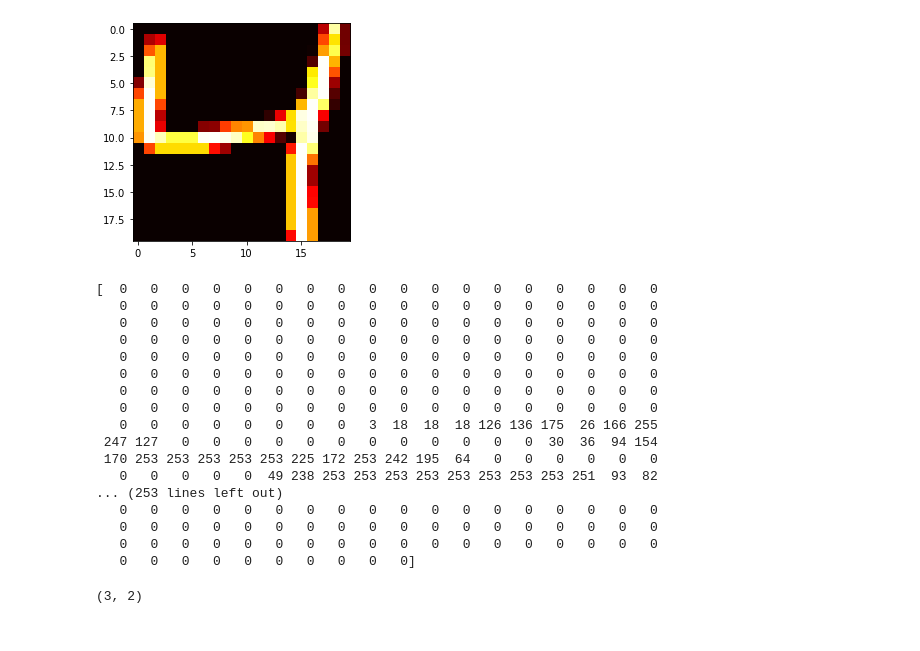
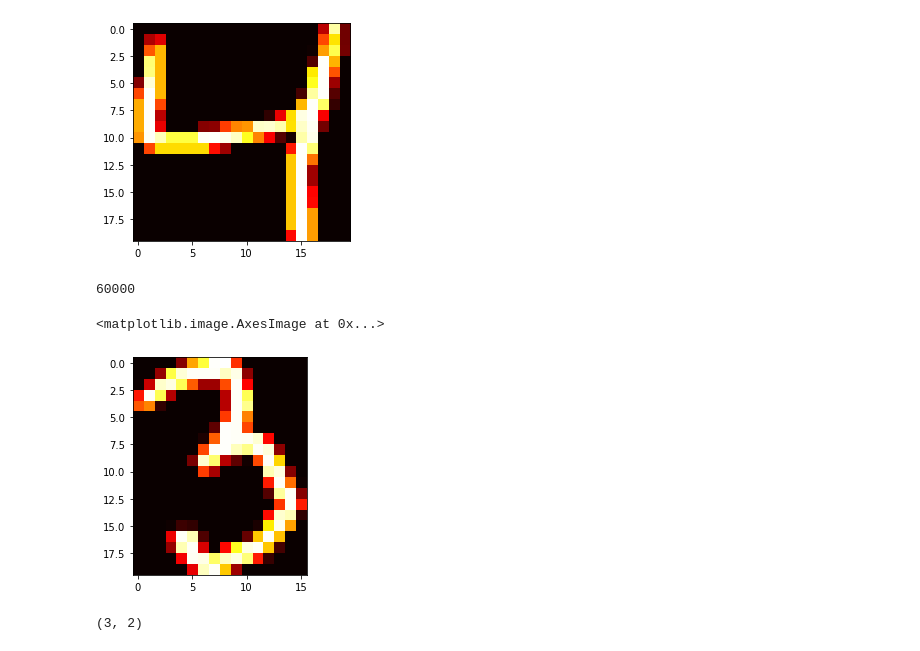
Before and after one commit to iamfredo/mnist_naive_bayes, a Jupyter notebook: mnist_nb.ipynb, the cells around one changed output. Drawn from its saved outputs; the diff is of its cells as text; code cells hidden in the pictures.

```diff
--- a/mnist_nb.ipynb
+++ b/mnist_nb.ipynb
@@ -158,39 +158,29 @@ for i in range(3):
 [figure]
 [figure]
 # %%
-def my_func(arr):
+def reduce_bl_pixels(arr):
     my_arr = {}
-    for i in range(len(arr[:3])):
-        print(arr[i])
-        print()
-        lst = []
-        p = np.array(arr[i])
+    for i in range(len(arr)):
+        p = arr[i]
         p = p.reshape((28,28))
-        #x,y,w,h = cv2.boundingRect(p)
-        img1 = p[:20, :20]
+        x,y,w,h = cv2.boundingRect(p)
+        img1 = p[y:(y+h), x:(x+w)]
+        # plt.imshow(img1, cmap='hot')
+        # plt.show()
         my_arr[i] = img1
     return my_arr
 # %%
-X_train_new = my_func(X_train)
-X_test_new = my_func(X_test)
+X_train_new = reduce_bl_pixels(X_train)
+X_test_new = reduce_bl_pixels(X_test)
-# %% [output]
-[  0   0   0   0   0   0   0   0   0   0   0   0   0   0   0   0   0   0
-   0   0   0   0   0   0   0   0   0   0   0   0   0   0   0   0   0   0
-   0   0   0   0   0   0   0   0   0   0   0   0   0   0   0   0   0   0
-   0   0   0   0   0   0   0   0   0   0   0   0   0   0   0   0   0   0
-   0   0   0   0   0   0   0   0   0   0   0   0   0   0   0   0   0   0
-   0   0   0   0   0   0   0   0   0   0   0   0   0   0   0   0   0   0
-   0   0   0   0   0   0   0   0   0   0   0   0   0   0   0   0   0   0
-   0   0   0   0   0   0   0   0   0   0   0   0   0   0   0   0   0   0
-   0   0   0   0   0   0   0   0   3  18  18  18 126 136 175  26 166 255
- 247 127   0   0   0   0   0   0   0   0   0   0   0   0  30  36  94 154
- 170 253 253 253 253 253 225 172 253 242 195  64   0   0   0   0   0   0
-   0   0   0   0   0  49 238 253 253 253 253 253 253 253 253 251  93  82
-... (253 lines left out)
-   0   0   0   0   0   0   0   0   0   0   0   0   0   0   0   0   0   0
-   0   0   0   0   0   0   0   0   0   0   0   0   0   0   0   0   0   0
-   0   0   0   0   0   0   0   0   0   0   0   0   0   0   0   0   0   0
-   0   0   0   0   0   0   0   0   0   0]
+# %%
+len(X_train_new)
+# %% [output]
+60000
+# %%
+plt.imshow(X_train_new[30000], cmap="hot")
+# %% [output]
+<matplotlib.image.AxesImage at 0x...>
+[figure, added]
 # %%
 data = list(X_train_new.items())
 X_train2 = np.array(data, dtype="object")
```
